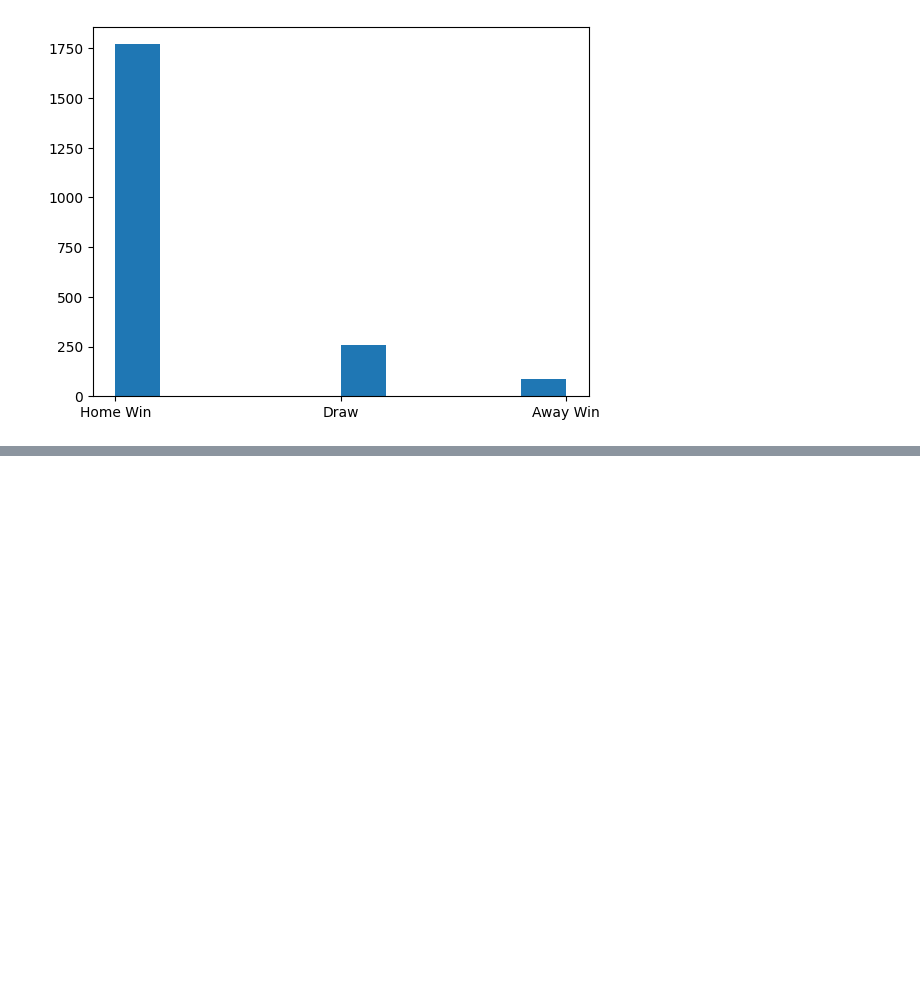
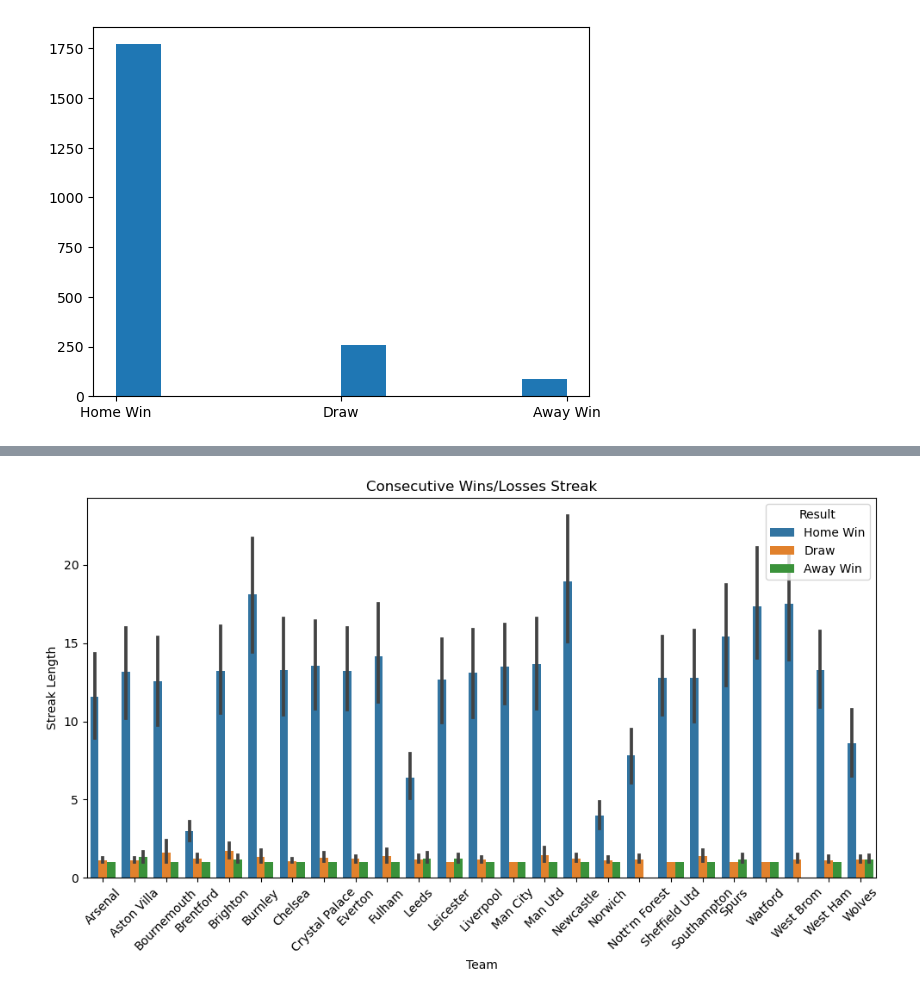
Before and after one commit to Subashcoder/Football-Match-Prediction, a Jupyter notebook: EDA.ipynb, the cells around one changed output, grey strips where cells are left out. Drawn from its saved outputs; the diff is of its cells as text; code cells hidden in the pictures; blank space fills up the shorter version.

```diff
--- a/EDA.ipynb
+++ b/EDA.ipynb
@@ -31,0 +139,36 @@ TypeError: unhashable type: 'Series'
+# %%
+# Assuming 'df' is your dataframe with match results
+
+# Sort the dataframe by team and match date
+df.sort_values(by=['team_x', 'kickoff_time'], inplace=True)
+
+# Create a new column to track consecutive wins or losses for each team
+df['consecutive_result'] = df['result'] != df['result'].shift(1)
+
+# Initialize variables to track streaks
+current_streak = 0
+streaks = []
+
+# Iterate through the dataframe to track streaks for each team
+for team, consecutive_result in zip(df['team_x'], df['consecutive_result']):
+    if consecutive_result:
+        current_streak = 1
+    else:
+        current_streak += 1
+    streaks.append(current_streak)
+
+# Add the streaks to the dataframe
+df['consecutive_streak'] = streaks
+
+# Plotting
+plt.figure(figsize=(10, 6))
+sns.barplot(x='team_x', y='consecutive_streak', hue='result', data=df)
+plt.title('Consecutive Wins/Losses Streak')
+plt.xlabel('Team')
+plt.ylabel('Streak Length')
+plt.xticks(rotation=45)
+plt.legend(title='Result', loc='upper right')
+plt.tight_layout()
+plt.show()
+# %% [output]
+[figure, added]
```
Also changed, not shown: parts of 9 cells of this notebook.
